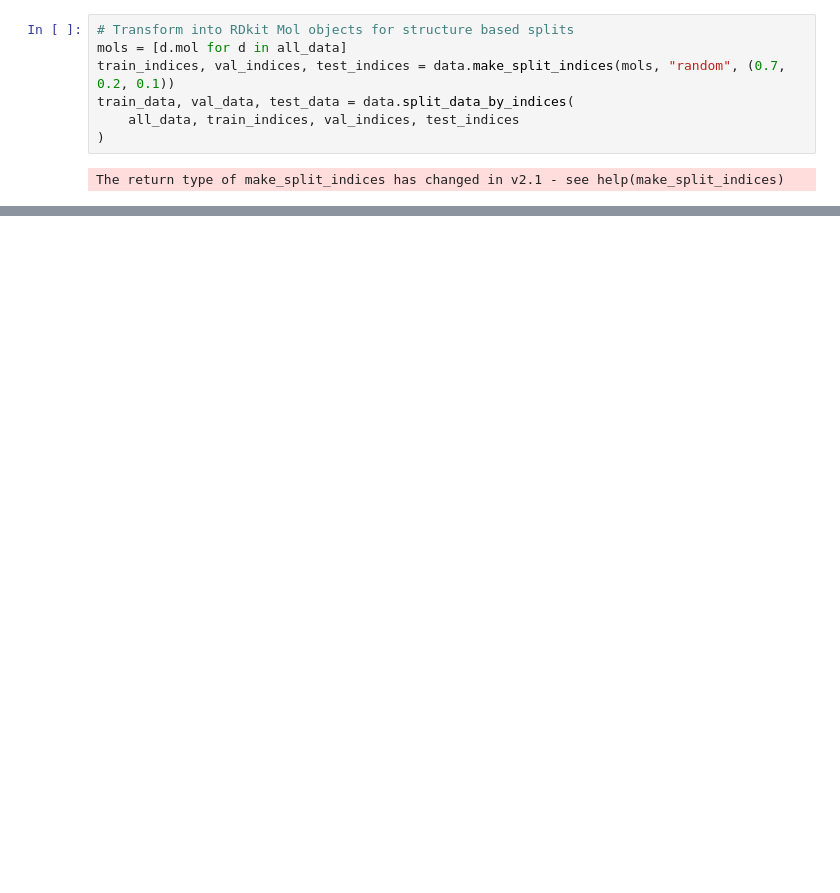
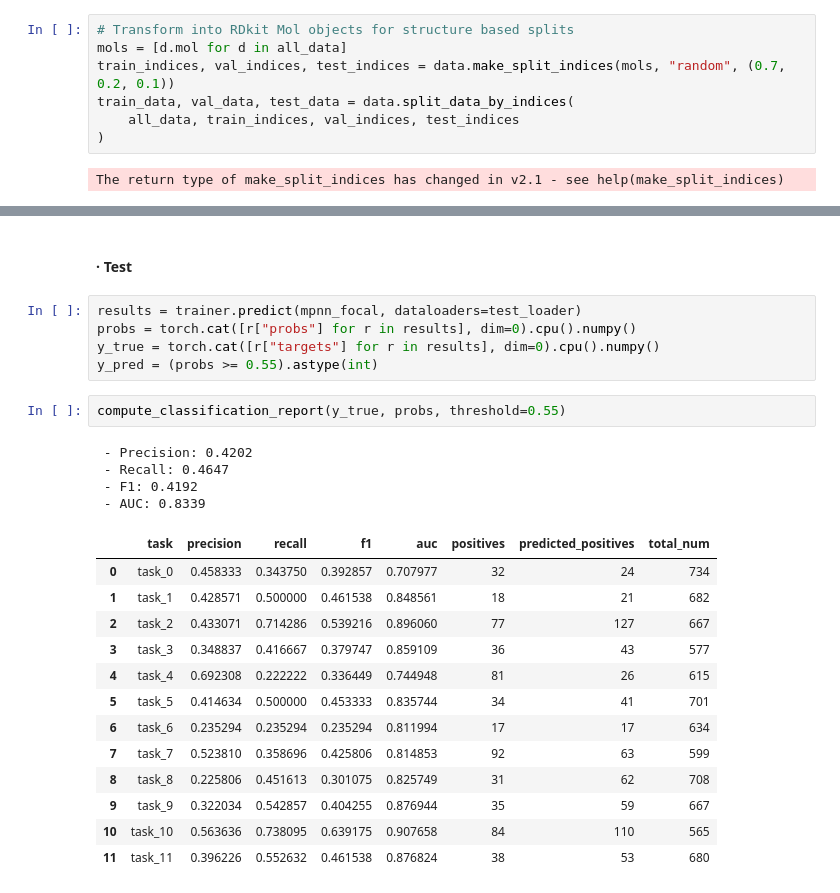
Before and after one commit to heyyyjiaming/DSS5104-MolecularPropertiesGNN, a Jupyter notebook: playground/jiaming.ipynb, the cells around one changed output, grey strips where cells are left out. Saved outputs shown, nothing was run; the diff lists cells and outputs as text; blank space fills up the shorter version.

```diff
--- a/playground/jiaming.ipynb
+++ b/playground/jiaming.ipynb
@@ -446,0 +1184,27 @@ results = trainer.test(mpnn, test_loader)
+# %% [markdown]
+#### · Test
+# %%
+results = trainer.predict(mpnn_focal, dataloaders=test_loader)
+probs = torch.cat([r["probs"] for r in results], dim=0).cpu().numpy()
+y_true = torch.cat([r["targets"] for r in results], dim=0).cpu().numpy()
+y_pred = (probs >= 0.55).astype(int)
+# %%
+compute_classification_report(y_true, probs, threshold=0.55)
+# %% [output]
+ - Precision: 0.4202
+ - Recall: 0.4647
+ - F1: 0.4192
+ - AUC: 0.8339
+|  | task | precision | recall | f1 | auc | positives | predicted_positives | total_num |
+| 0 | task_0 | 0.458333 | 0.343750 | 0.392857 | 0.707977 | 32 | 24 | 734 |
+| 1 | task_1 | 0.428571 | 0.500000 | 0.461538 | 0.848561 | 18 | 21 | 682 |
+| 2 | task_2 | 0.433071 | 0.714286 | 0.539216 | 0.896060 | 77 | 127 | 667 |
+| 3 | task_3 | 0.348837 | 0.416667 | 0.379747 | 0.859109 | 36 | 43 | 577 |
+| 4 | task_4 | 0.692308 | 0.222222 | 0.336449 | 0.744948 | 81 | 26 | 615 |
+| 5 | task_5 | 0.414634 | 0.500000 | 0.453333 | 0.835744 | 34 | 41 | 701 |
+| 6 | task_6 | 0.235294 | 0.235294 | 0.235294 | 0.811994 | 17 | 17 | 634 |
+| 7 | task_7 | 0.523810 | 0.358696 | 0.425806 | 0.814853 | 92 | 63 | 599 |
+| 8 | task_8 | 0.225806 | 0.451613 | 0.301075 | 0.825749 | 31 | 62 | 708 |
+| 9 | task_9 | 0.322034 | 0.542857 | 0.404255 | 0.876944 | 35 | 59 | 667 |
+| 10 | task_10 | 0.563636 | 0.738095 | 0.639175 | 0.907658 | 84 | 110 | 565 |
+| 11 | task_11 | 0.396226 | 0.552632 | 0.461538 | 0.876824 | 38 | 53 | 680 |
```
Also changed, not shown: parts of 55 cells of this notebook, 52 other files.
